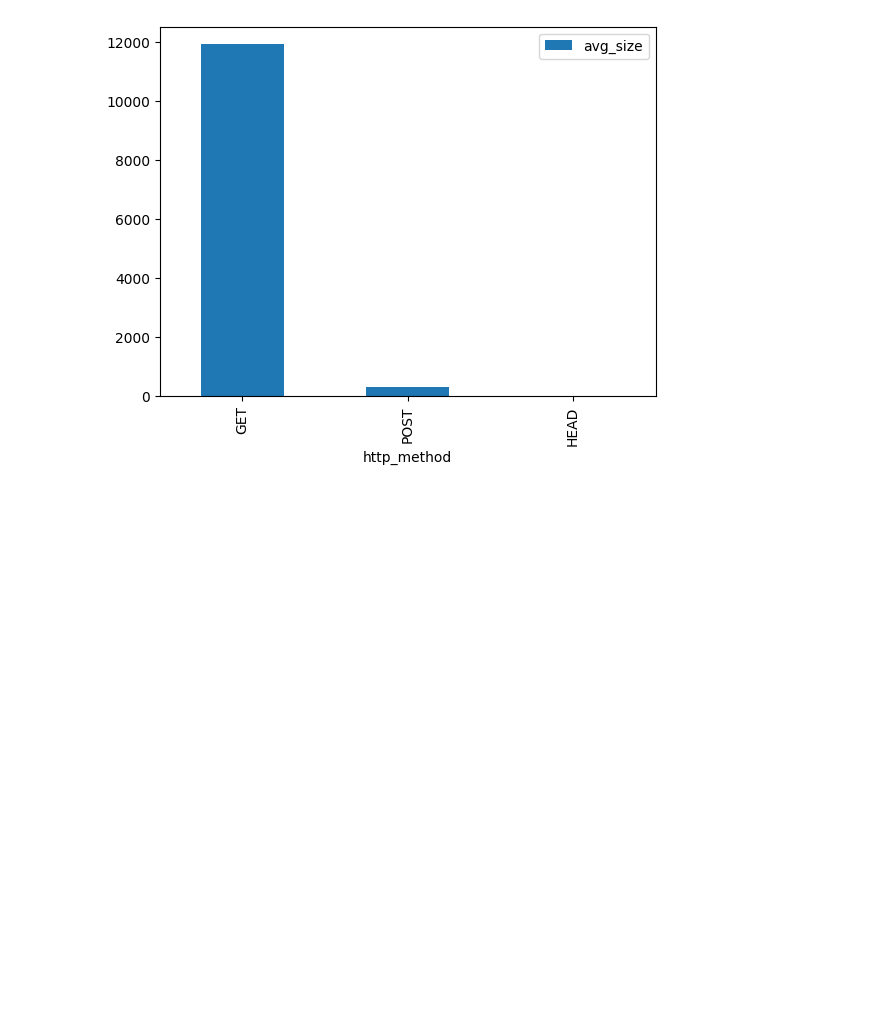
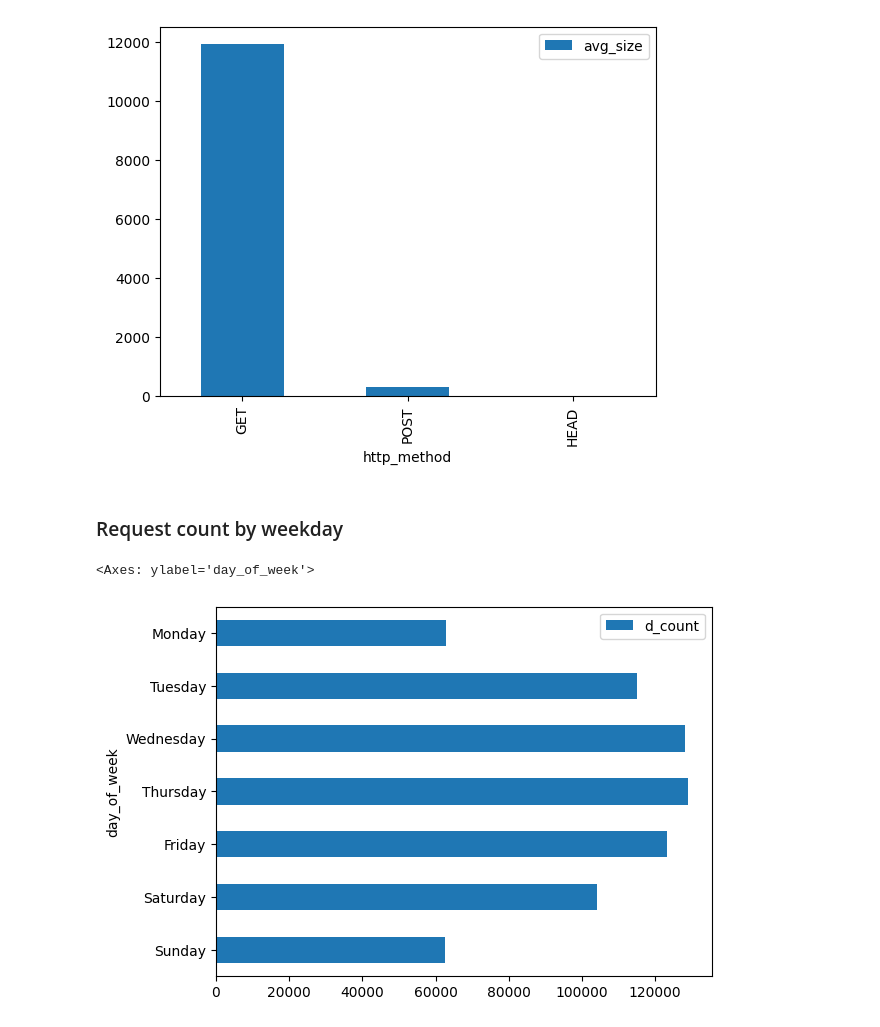
Before and after one commit to pratik-choudhari/web-server-logs-analysis, a Jupyter notebook: log_analysis.ipynb, the cells around one changed output. Saved outputs shown, nothing was run; the diff lists cells and outputs as text; code cells hidden in the pictures; blank space fills up the shorter version.

Commit message:
[UPDATE] add new chart and update readme

```diff
--- a/log_analysis.ipynb
+++ b/log_analysis.ipynb
@@ -78,5 +78,20 @@ result.plot(x="http_method", y="avg_size", kind="bar")
 # %% [output]
 <Axes: xlabel='http_method'>
 [figure]
+# %% [markdown]
+### Request count by weekday
+# %%
+result = spark.sql("SELECT day_of_week, COUNT(1) AS d_count "
+                   "FROM logsView "
+                   "WHERE day_of_week IS NOT NULL "
+                   "GROUP BY day_of_week "
+                   "ORDER BY day_of_week DESC").toPandas()
+
+result.day_of_week = result.day_of_week.map({1: "Monday", 2: "Tuesday", 3: "Wednesday",
+                                 4: "Thursday", 5: "Friday", 6: "Saturday", 7: "Sunday"})
+result.plot(x="day_of_week", y="d_count", kind="barh")
+# %% [output]
+<Axes: ylabel='day_of_week'>
+[figure, added]
 # %%
 spark.stop()
```
Also changed, not shown: parts of 1 cell of this notebook, 1 other file.
